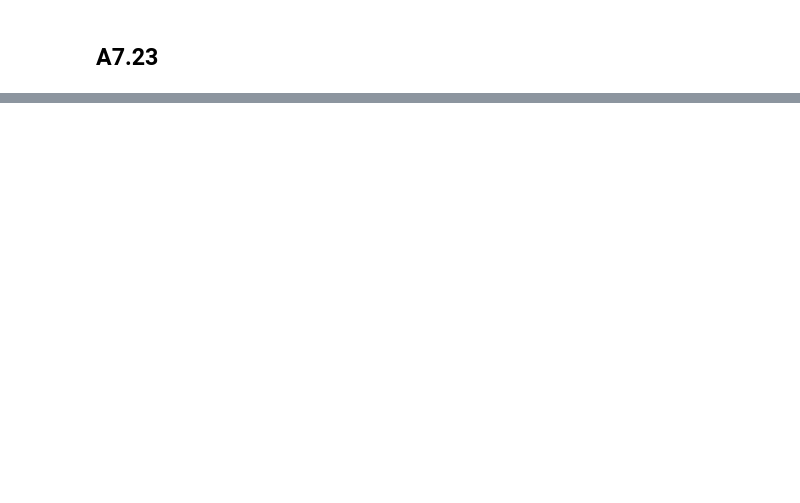
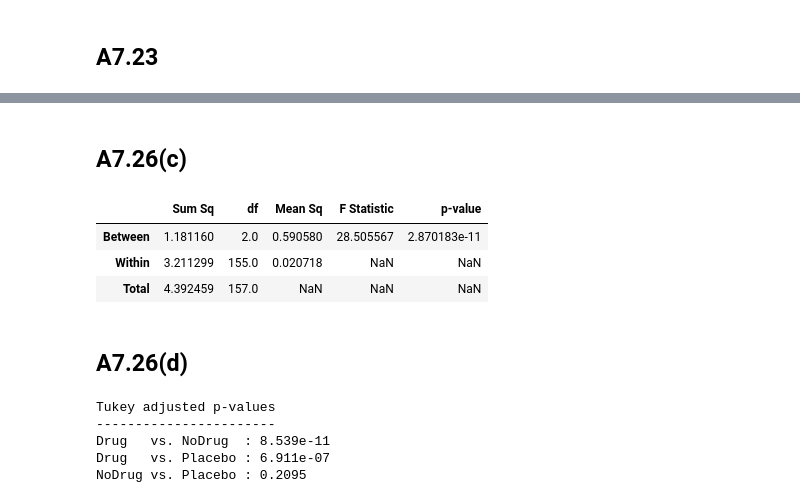
Before and after one commit to jmsdao/intro-biostats-solutions, a Jupyter notebook: Chapter07.ipynb, the cells around one changed output, grey strips where cells are left out. Drawn from its saved outputs; the diff is of its cells as text; code cells hidden in the pictures; blank space fills up the shorter version.

```diff
--- a/Chapter07.ipynb
+++ b/Chapter07.ipynb
@@ -687,0 +738,59 @@ comparisons adjustment approach, and test all pairwise comparisons.
+# %% [markdown]
+## A7.26(c)
+# %%
+n = summary['Sample Size'].sum()
+k = 3
+mean = (summary['Sample Size'] * summary['Mean']).sum() / n
+
+SSW = ((summary['Sample Size'] - 1) * summary['Std Dev'] ** 2).sum()
+SSB = (summary['Sample Size'] * (summary['Mean'] - mean) ** 2).sum()
+MSW = SSW / (n - k)
+MSB = SSB / (k - 1)
+F = MSB / MSW
+pval = stats.f(k-1, n-k).sf(F)
+
+anova = pd.DataFrame()
+anova.loc['Between', 'Sum Sq'] = SSB
+anova.loc['Within', 'Sum Sq'] = SSW
+anova.loc['Total', 'Sum Sq'] = SSB + SSW
+anova.loc['Between', 'df'] = k - 1
+anova.loc['Within', 'df'] = n - k
+anova.loc['Total', 'df'] = n - 1
+anova.loc['Within', 'Sum Sq'] = SSW
+anova.loc['Between', 'Mean Sq'] = MSB
+anova.loc['Within', 'Mean Sq'] = MSW
+anova.loc['Between', 'F Statistic'] = F
+anova.loc['Between', 'p-value'] = pval
+
+anova
+# %% [output]
+|  | Sum Sq | df | Mean Sq | F Statistic | p-value |
+| Between | 1.181160 | 2.0 | 0.590580 | 28.505567 | 2.870183e-11 |
+| Within | 3.211299 | 155.0 | 0.020718 | NaN | NaN |
+| Total | 4.392459 | 157.0 | NaN | NaN | NaN |
+# %% [markdown]
+## A7.26(d)
+# %%
+pairs = [
+    ['Drug', 'NoDrug'],
+    ['Drug', 'Placebo'],
+    ['NoDrug', 'Placebo'],
+]
+
+print("Tukey adjusted p-values\n-----------------------")
+for trt1, trt2 in pairs:
+    n1 = summary.loc[trt1, 'Sample Size']
+    n2 = summary.loc[trt2, 'Sample Size']
+
+    diff = abs(summary.loc[trt1, 'Mean'] - summary.loc[trt2, 'Mean'])
+    se = np.sqrt(MSW * (1 / n1 + 1 / n2) / 2)
+
+    pval = stats.studentized_range(k, n-k).sf(diff / se)
+    pair_string = f"{trt1 :6} vs. {trt2}"
+    print(f"{pair_string :18} : {pval :.4}")
+# %% [output]
+Tukey adjusted p-values
+-----------------------
+Drug   vs. NoDrug  : 8.539e-11
+Drug   vs. Placebo : 6.911e-07
+NoDrug vs. Placebo : 0.2095
```
Also changed, not shown: parts of 16 cells of this notebook, 7 other files.
